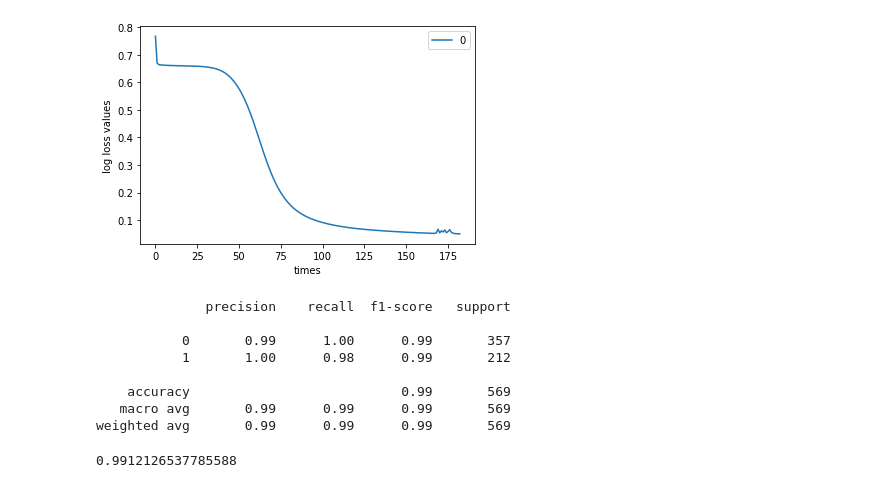
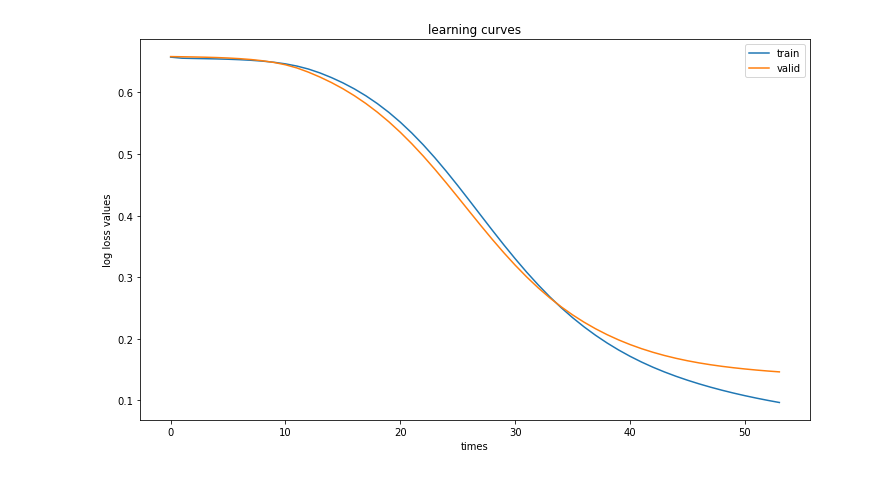
Before and after one commit to gusujio/my_net, a Jupyter notebook: test_perceptron.ipynb, the cells around one changed output. Cells and saved outputs as stored; diff of their text form; code cells hidden in the pictures.

Commit message:
довел до изюменки
добавил radom state
красивый вывод графиков
сдал проект

```diff
--- a/test_perceptron.ipynb
+++ b/test_perceptron.ipynb
@@ -9,15 +12,11 @@ import perceptron
 # %%
-np.random.seed(0)
-# print(np.random.rand(18))
-
-data = pd.read_csv("data.csv", header=None)
+data = pd.read_csv("data_training.csv", header=None)
 tagter = np.array([1 if i == 'M' else 0 for i in data[1]])
-tagter[0] = 1
 data = data.drop([0, 1], axis=1)
 data = StandardScaler().fit_transform(data)
-# data = StandardScaler().fit_transform(data)[:, 2:4]
+# %%
+X_train, X_test, y_train, y_test = train_test_split(data, tagter, test_size=0.33, random_state=42)
 # %%
-np.random.seed(0)
-net = perceptron.Net(2, 2, True, lr=1, min_err=0.05, n_epochs=10000)
-net.fit(data, tagter)
+net = perceptron.Net(2, 2, debug=True, lr=1, min_err=0.1, n_epochs=10000)
+net.fit(X_train, y_train, X_test, y_test)
 # %% [output]
@@ -41,22 +40,15 @@ epoch 145/10000 - loss: 0.04987834342336738
-# %%
-pd.DataFrame(net.mas_logloss).plot()
-plt.xlabel('times')
-plt.ylabel('log loss values')
-plt.show()
-# %% [output]
-[figure, removed]
-# %%
-print(classification_report(tagter, net.predict(data)))
-# %% [output]
-              precision    recall  f1-score   support
-
-           0       0.99      1.00      0.99       357
-           1       1.00      0.98      0.99       212
-
-    accuracy                           0.99       569
-   macro avg       0.99      0.99      0.99       569
-weighted avg       0.99      0.99      0.99       569
-# %%
-accuracy_score(tagter, net.predict(data))
-# %% [output]
-0.9912126537785588
+# %%
+def plot_mas_logloss(net):
+    plt.figure(figsize=(12, 7))
+    plt.subplot(1, 1, 1)
+    plt.plot(net.mas_logloss)
+    plt.subplot(1, 1, 1)
+    plt.plot(net.mas_valid_logloss)
+    plt.title('learning curves')
+    plt.legend(['train', 'valid'])
+    plt.xlabel('times')
+    plt.ylabel('log loss values')
+    plt.show()
+plot_mas_logloss(net)
+# %% [output]
+[figure, added]
```
Also changed, not shown: parts of 9 cells of this notebook, 2 other files.
